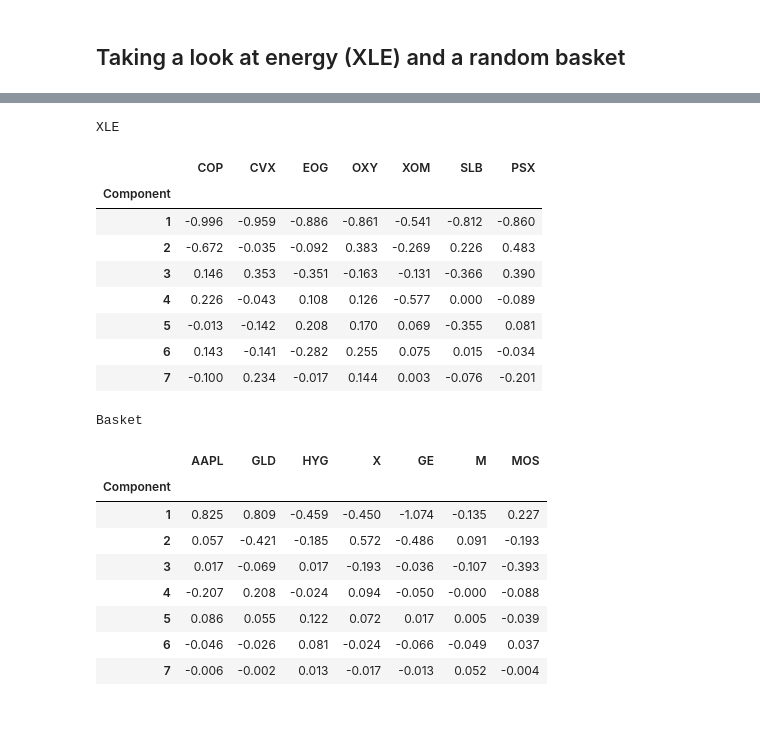
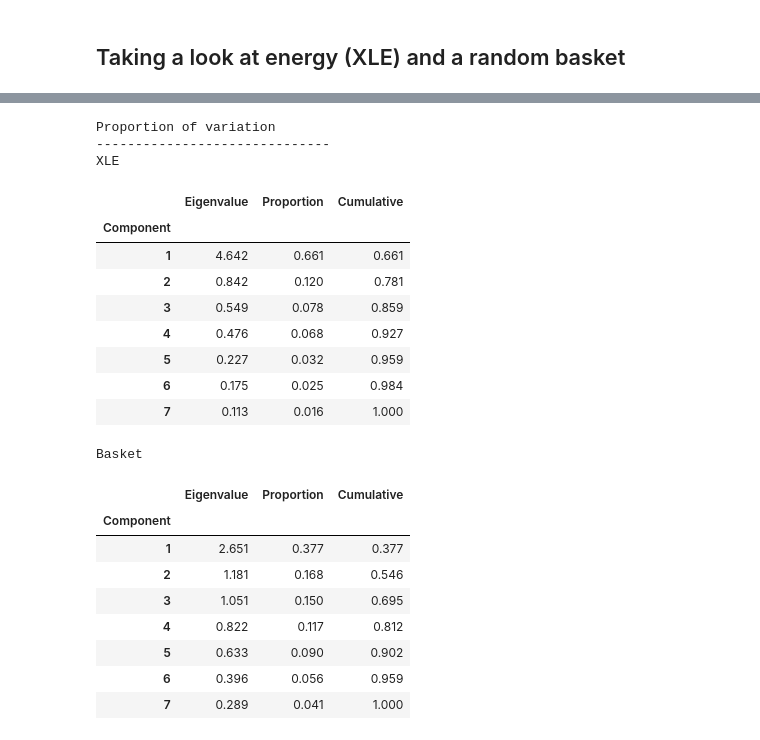
Before and after one commit to LavenderViking/AM205-crypto-analysis, a Jupyter notebook: pca_playground4.ipynb, the cells around one changed output, grey strips where cells are left out. Cells and saved outputs as stored; diff of their text form; code cells hidden in the pictures.

```diff
--- a/pca_playground4.ipynb
+++ b/pca_playground4.ipynb
@@ -324,22 +339,25 @@ display(cryp_loadings.round(3))
 # cryptos. Compute their proportion-of-variations and loadings.
 #####################################################################
 
-# Load energy.
-XLE_df, XLE_df_std = load_xle_returns(XLE_FILES)
-XLE_df = XLE_df[XLE_df.index >= analysis_start_dt]
-XLE_df = XLE_df[XLE_df.index <= analysis_end_dt]
-XLE_df_std = XLE_df_std[XLE_df_std.index >= analysis_start_dt]
-XLE_df_std = XLE_df_std[XLE_df_std.index <= analysis_end_dt]
+USE_SAME_TIMEFRAME_AS_CRYPTO = True
+
+if USE_SAME_TIMEFRAME_AS_CRYPTO:
+    start_date, end_date = analysis_start_dt, analysis_end_dt
+else:
+    start_date, end_date = None, None
+
+# Load energy and basket returns data.
+XLE_df, XLE_df_std = load_xle_returns(XLE_FILES, start=start_date, end=end_date)
+bsk_df, bsk_df_std = load_other_returns(BSK_FILES, start=start_date, end=end_date)
+
+# Limit both DFs to overlapping time frames if we're not limiting them
+# to crypto time frame.
+if not USE_SAME_TIMEFRAME_AS_CRYPTO:
+    common_idx = XLE_df.index.intersection(bsk_df.index)
+    XLE_df, XLE_df_std = XLE_df.loc[common_idx], XLE_df_std.loc[common_idx]
+    bsk_df, bsk_df_std = bsk_df.loc[common_idx], bsk_df_std.loc[common_idx]
 
 xle_variation, xle_loadings = get_variation_loadings(XLE_df_std)
-
-# Load basket.
-bsk_df, bsk_df_std = load_other_returns(BSK_FILES)
-bsk_df = bsk_df[bsk_df.index >= analysis_start_dt]
-bsk_df = bsk_df[bsk_df.index <= analysis_end_dt]
-bsk_df_std = bsk_df_std[bsk_df_std.index >= analysis_start_dt]
-bsk_df_std = bsk_df_std[bsk_df_std.index <= analysis_end_dt]
-
 bsk_variation, bsk_loadings = get_variation_loadings(bsk_df_std)
 
 print('XLE returns in data: {}'.format(len(XLE_df_std.index)))
@@ -380,29 +370,38 @@ Basket
 # %%
+sxn_break('Proportion of variation')
+print('XLE')
+display(xle_variation.round(3))
+print('\nBasket')
+display(bsk_variation.round(3))
+
+sxn_break('\nLoadings')
 print('XLE')
 display(xle_loadings.round(3))
 print('\nBasket')
 display(bsk_loadings.round(3))
 
-save_df_latex(xle_loadings, 'XLE loadings', dec=3)
-save_df_latex(bsk_loadings, 'Basket loadings', dec=3)
+#save_df_latex(xle_loadings, 'XLE loadings', dec=3)
+#save_df_latex(bsk_loadings, 'Basket loadings', dec=3)
 # %% [output]
+Proportion of variation
+------------------------------
 XLE
-|  | COP | CVX | EOG | OXY | XOM | SLB | PSX |
-| Component |  |  |  |  |  |  |  |
-| 1 | -0.996 | -0.959 | -0.886 | -0.861 | -0.541 | -0.812 | -0.860 |
-| 2 | -0.672 | -0.035 | -0.092 | 0.383 | -0.269 | 0.226 | 0.483 |
-| 3 | 0.146 | 0.353 | -0.351 | -0.163 | -0.131 | -0.366 | 0.390 |
-| 4 | 0.226 | -0.043 | 0.108 | 0.126 | -0.577 | 0.000 | -0.089 |
-| 5 | -0.013 | -0.142 | 0.208 | 0.170 | 0.069 | -0.355 | 0.081 |
-| 6 | 0.143 | -0.141 | -0.282 | 0.255 | 0.075 | 0.015 | -0.034 |
-| 7 | -0.100 | 0.234 | -0.017 | 0.144 | 0.003 | -0.076 | -0.201 |
+|  | Eigenvalue | Proportion | Cumulative |
+| Component |  |  |  |
+| 1 | 4.642 | 0.661 | 0.661 |
+| 2 | 0.842 | 0.120 | 0.781 |
+| 3 | 0.549 | 0.078 | 0.859 |
+| 4 | 0.476 | 0.068 | 0.927 |
+| 5 | 0.227 | 0.032 | 0.959 |
+| 6 | 0.175 | 0.025 | 0.984 |
+| 7 | 0.113 | 0.016 | 1.000 |
 Basket
-|  | AAPL | GLD | HYG | X | GE | M | MOS |
-| Component |  |  |  |  |  |  |  |
-| 1 | 0.825 | 0.809 | -0.459 | -0.450 | -1.074 | -0.135 | 0.227 |
-| 2 | 0.057 | -0.421 | -0.185 | 0.572 | -0.486 | 0.091 | -0.193 |
-| 3 | 0.017 | -0.069 | 0.017 | -0.193 | -0.036 | -0.107 | -0.393 |
-| 4 | -0.207 | 0.208 | -0.024 | 0.094 | -0.050 | -0.000 | -0.088 |
-| 5 | 0.086 | 0.055 | 0.122 | 0.072 | 0.017 | 0.005 | -0.039 |
-| 6 | -0.046 | -0.026 | 0.081 | -0.024 | -0.066 | -0.049 | 0.037 |
-| 7 | -0.006 | -0.002 | 0.013 | -0.017 | -0.013 | 0.052 | -0.004 |
+|  | Eigenvalue | Proportion | Cumulative |
+| Component |  |  |  |
+| 1 | 2.651 | 0.377 | 0.377 |
+| 2 | 1.181 | 0.168 | 0.546 |
+| 3 | 1.051 | 0.150 | 0.695 |
+| 4 | 0.822 | 0.117 | 0.812 |
+| 5 | 0.633 | 0.090 | 0.902 |
+| 6 | 0.396 | 0.056 | 0.959 |
+| 7 | 0.289 | 0.041 | 1.000 |
```
Also changed, not shown: parts of 46 cells of this notebook, 23 other files.
